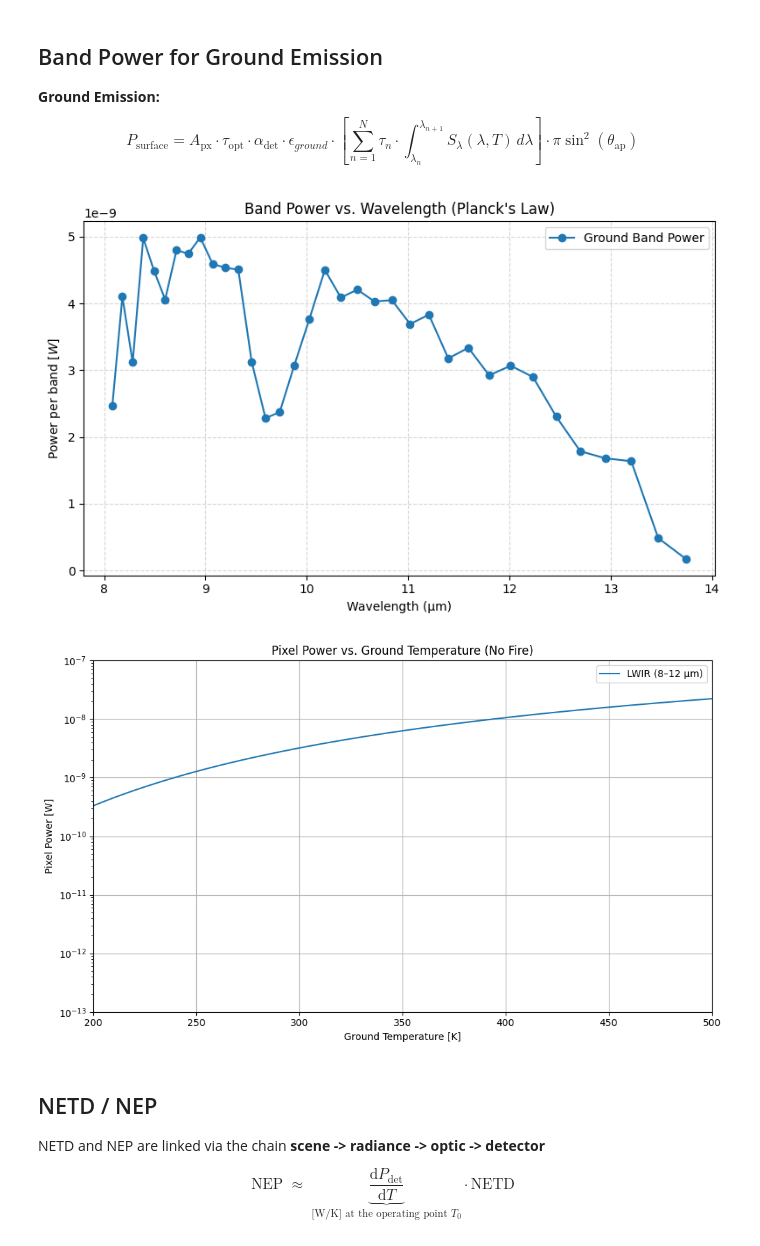
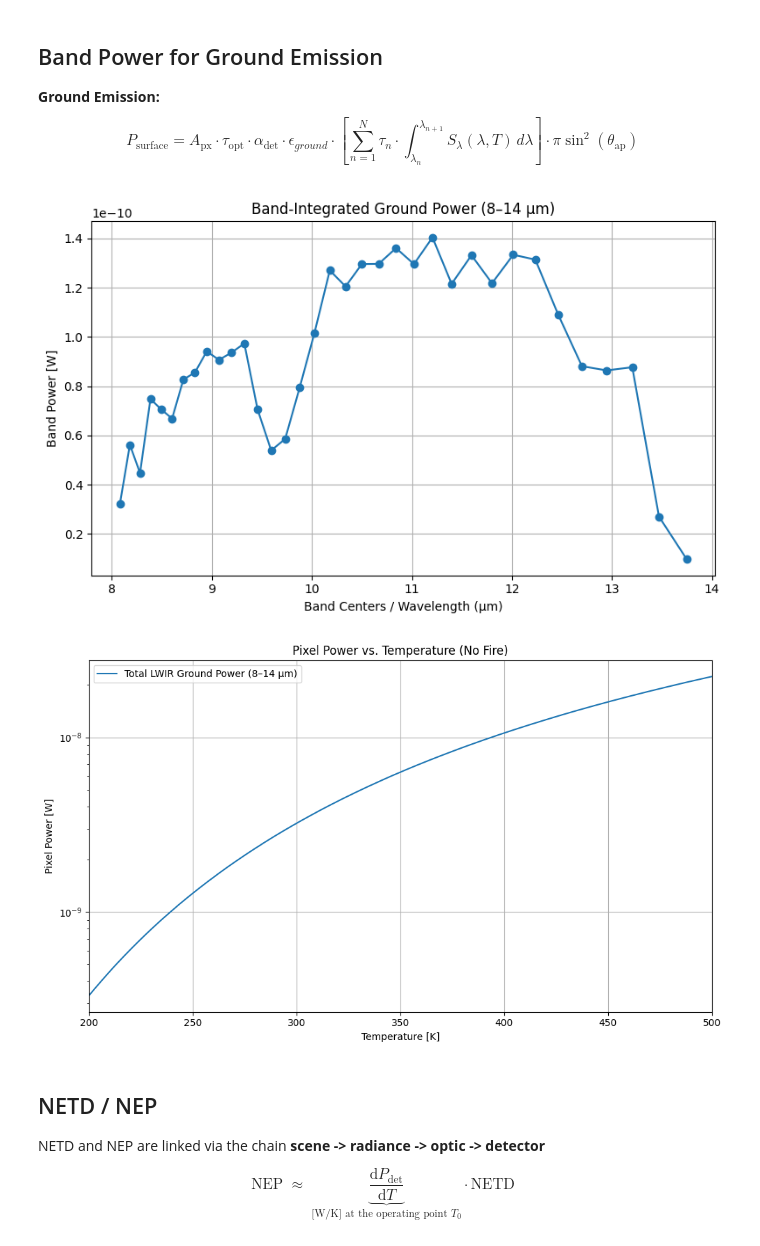
Before and after one commit to Azmi0205/Studienarbeit, a Jupyter notebook: BosonPlusSim.ipynb, the cells around one changed output. Cells and saved outputs as stored; diff of their text form; code cells hidden in the pictures.

```diff
--- a/BosonPlusSim.ipynb
+++ b/BosonPlusSim.ipynb
@@ -81,9 +71,12 @@ def get_modtran_data(file_path):
 # %%
-wavelength, transmittance, _ =  get_modtran_data('./AngstromLaw2.csv')
-wavelength = wavelength
+# -----------------------------------------------------------------------------
+# Plot MODTRAN transmittance
+# -----------------------------------------------------------------------------
+wavelength, transmittance, _ = get_modtran_data('./AngstromLaw2.csv')
+
 plt.figure(figsize=(10, 6))
-plt.plot(wavelength, transmittance, label='MODTRAN Transmission', color='tab:blue')
-plt.xlabel('Wavelength [m]')
+plt.plot(wavelength, transmittance, label='Atmospheric Transmission')
+plt.xlabel('Wavelength (m)')
 plt.ylabel('Transmission')
 plt.title('MODTRAN Atmospheric Transmission')
 plt.grid(True)
@@ -211,55 +232,55 @@ $$
 P_\mathrm{surface} = A_\mathrm{px} \cdot \tau_\mathrm{opt} \cdot \alpha_\mathrm{det} \cdot \epsilon_{ground} \cdot \left[ \sum_{n=1}^{N} \tau_n \cdot \int_{\lambda_n}^{\lambda_{n+1}} S_\lambda(\lambda, T)\, d\lambda \right]\cdot \pi \sin^2(\theta_\mathrm{ap})
 $$
 # %%
+# -----------------------------------------------------------------------------
+# Band power for ground emission
+# -----------------------------------------------------------------------------
 ground_powers, _ = generic_band_power(
-        band_edges, tau_atm, area, theta_ap=theta_ap,
-        spectral_func=planck_lambda, spectral_args=(T,),
-        factor=tau_op * alpha_det,
-        single_transmission=True
-    )
-# band_edges has length N+1 while ground_powers has length N -> use band centers for x
+    band_edges, tau_atm, area,
+    spectral_func=planck_lambda, spectral_args=(T_ground,),
+    factor=tau_op * alpha_det, theta_ap=theta_ap,
+    single_transmission=True
+)
+
 band_centers_um = 0.5 * (band_edges[:-1] + band_edges[1:]) * 1e6
 
 plt.figure(figsize=(8, 5))
 plt.plot(band_centers_um, ground_powers, marker='o', label="Ground Band Power")
-
-plt.xlabel("Wavelength (μm)")
-plt.ylabel(r"Power per band $[W]$")
-plt.title("Band Power vs. Wavelength (Planck's Law)")
-#plt.yscale('log')
-
-plt.legend()
-plt.grid(True, which='both', linestyle='--', alpha=0.5)
+plt.xlabel("Band Centers / Wavelength (µm)")
+plt.ylabel("Band Power [W]")
+plt.title("Band‑Integrated Ground Power (8–14 µm)")
+plt.grid(True)
 plt.tight_layout()
 plt.show()
 # %% [output]
-[figure, old version]
+[figure, new version]
 # %%
+# -----------------------------------------------------------------------------
+# Pixel power vs. ground temperature
+# -----------------------------------------------------------------------------
 total_powers = []
 for T in temperatures:
     _, total_power = generic_band_power(
-        band_edges, tau_atm, area, theta_ap=theta_ap,
+        band_edges, tau_atm, area,
         spectral_func=planck_lambda, spectral_args=(T,),
-        factor=tau_op * alpha_det,
+        factor=tau_op * alpha_det, theta_ap=theta_ap,
         single_transmission=True
     )
-    total_powers.append(total_power);
+    total_powers.append(total_power)
 
-fig1 = plt.figure(figsize=(10, 6))
-
-plt.plot(temperatures, total_powers, label='LWIR (8–12 µm)')
-plt.yscale('log')  # Logarithmic scale for better visibility
-plt.xlim(200, 500)
-plt.ylim(1e-13, 1e-7)  # Adjust y-axis limits for better visibility
-plt.xlabel('Ground Temperature [K]')
+plt.figure(figsize=(10, 6))
+plt.plot(temperatures, total_powers, label='Total LWIR Ground Power (8–14 µm)')
+plt.yscale('log')
+plt.xlim(min(temperatures), max(temperatures))
+plt.xlabel('Temperature [K]')
 plt.ylabel('Pixel Power [W]')
-plt.title('Pixel Power vs. Ground Temperature (No Fire)')
+plt.title('Pixel Power vs. Temperature (No Fire)')
+plt.grid(True)
 plt.legend()
-plt.grid(True)
 plt.tight_layout()
 plt.show()
 # %% [output]
-[figure, old version]
+[figure, new version]
 # %% [markdown]
 ## NETD / NEP
 
```
Also changed, not shown: parts of 13 cells of this notebook, 2 other files.
